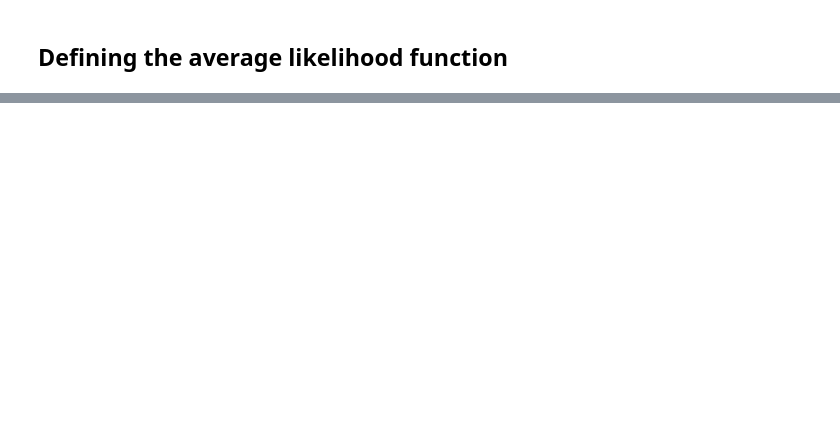
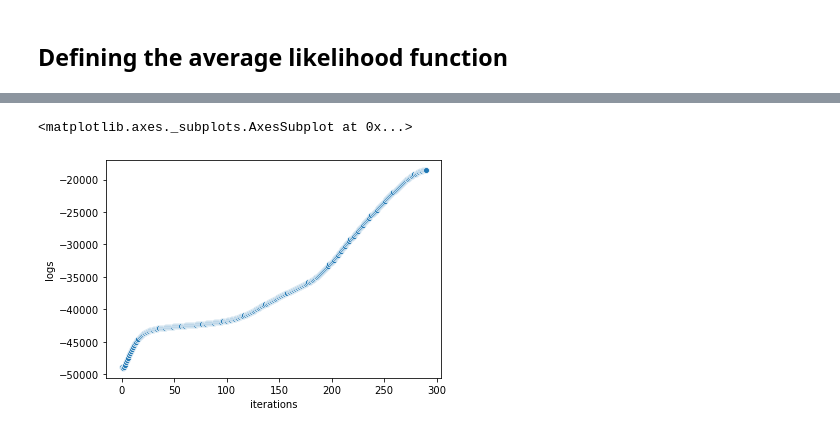
Before and after one commit to LiviReka/Statistics-EM-GMR, a Jupyter notebook: buelent_em.ipynb, the cells around one changed output, grey strips where cells are left out. Cells and saved outputs as stored; diff of their text form; code cells hidden in the pictures; blank space fills up the shorter version.

```diff
--- a/buelent_em.ipynb
+++ b/buelent_em.ipynb
@@ -147,6 +145,7 @@ def Estep(parameter_list):
 ## Maximisation step:
 def Mstep(w_a, w_b, parameter_list, df):
 
+    #parameter_list = [beta_a0,beta_a1,variance_a,variance_b,beta_b0,beta_b1,prob_a,prob_b]
     beta_a0=parameter_list[0]
     beta_a1=parameter_list[1]
     variance_a=parameter_list[2]
@@ -156,23 +155,19 @@ def Mstep(w_a, w_b, parameter_list, df):
     prob_a = parameter_list[6]
     prob_b = parameter_list[7]
 
-    #w_a = Estep(parameter_list)[0]
-    #w_b = Estep(parameter_list)[1]
-
     #Update the function following the derived update rules:
 
     #Update the prior beliefs
     prob_a = w_a.sum()/(w_a +w_b).sum()
-    prob_b = w_a.sum()/(w_a +w_b).sum()
-    #print('prob', prob_a,prob_b)
+    prob_b = w_b.sum()/(w_a +w_b).sum()
+
 
     #Update the betas for each subgroup
     #Beta_0
 
     beta_a0 = ((df.y - beta_a1*df.x)*w_a).sum()/w_a.sum()
     beta_b0 = ((df.y - beta_b1*df.x)*w_b).sum()/w_b.sum()
-    #print('beta0', beta_a0, beta_b0)
-    #beta_1
+
 
     beta_a1 = ((df.y - beta_a0)*w_a).sum()/(w_a*df.x).sum()
     beta_b1 = ((df.y - beta_b0)*w_b).sum()/(w_b*df.x).sum()
@@ -185,14 +180,12 @@ def Mstep(w_a, w_b, parameter_list, df):
     #print('ehat', e_hat_a, e_hat_b)
 
     #Define the variance
-    #print(w_a.sum())
+
     variance_a = ((e_hat_a**2)*w_a).sum()/w_a.sum()
     variance_b = ((e_hat_b**2)*w_b).sum()/w_b.sum()
-    #print('variance', variance_a)
 
-    #print(variance_a, variance_b)
     #Store the new parameters in a parameter_list
-    parameter_list = [beta_a0,beta_a1,variance_a,variance_b,beta_a0,beta_a1,beta_b0,beta_b1,prob_a,prob_b]
+    parameter_list = [beta_a0,beta_a1,variance_a,variance_b,beta_b0,beta_b1,prob_a,prob_b]
     return parameter_list
 # %%
 Mstep(w_a,w_b, parameter_list,df)
@@ -211,7 +202,6 @@ Mstep(w_a,w_b, parameter_list,df)
 ## Defining the average likelihood function
 # %%
 def get_avg_log_likelihood(w_a,w_b,df, parameter_list):
-    x = df.x
     beta_a0=parameter_list[0]
     beta_a1=parameter_list[1]
     variance_a=parameter_list[2]
@@ -224,9 +214,6 @@ def get_avg_log_likelihood(w_a,w_b,df, parameter_list):
     Q_function_a = -1/2*((w_a*((df.y-beta_a0-beta_a1*df.x)**2-math.log(variance_a))).sum())
     Q_function_b = -1/2*((w_b*((df.y-beta_b0-beta_b1*df.x)**2-math.log(variance_b))).sum())
 
-    #Q_function_a = -(1/2)*(((df.y-beta_a0-beta_a1*df.x)**2/variance_a -math.log(variance_a))*w_a).sum() + (math.log(prob_a)*w_a).sum()
-    #Q_function_b = -(1/2)*(((df.y-beta_b0-beta_b1*df.x)**2/variance_b -math.log(variance_b))*w_b).sum() + (math.log(prob_b)*w_b).sum()
-
     Q_function = Q_function_a + Q_function_b
 
     return Q_function
@@ -235,8 +222,7 @@ def run_em(df, parameter_list):
     avg_loglikelihoods = []
     while True:
         #Estimation step
-        w_a = Estep(parameter_list)[0]
-        w_b = Estep(parameter_list)[1]
+        w_a,w_b = Estep(parameter_list)
 
         #Maximisation step:
         parameter_list = Mstep(w_a,w_b,parameter_list,df) #Update the maximisation step
@@ -244,9 +230,11 @@ def run_em(df, parameter_list):
         #Evaluate the loglikelihood function
         avg_loglikelihood = get_avg_log_likelihood(w_a,w_b,df, parameter_list)
         avg_loglikelihoods.append(avg_loglikelihood)
-        if len(avg_loglikelihoods) > 2 and abs(avg_loglikelihoods[-1] - avg_loglikelihoods[-2]) < 0.001: #Define a stopping criterion
+        slope = 1/avg_loglikelihood
+        if len(avg_loglikelihoods)>2 and (avg_loglikelihoods[-1] - avg_loglikelihoods[-2]) < 0:
             break
-        #parameter_list = M_step(x_unlabeled, params)
+        if len(avg_loglikelihoods) > 2 and abs(avg_loglikelihoods[-1] - avg_loglikelihoods[-2]) < 0.0001: #Define a stopping criterion
+            break
 
     return parameter_list, avg_loglikelihoods
 # %%
@@ -273,0 +264,4 @@ test
+# %%
+loglikelihoods = test[1]
+iterations = np.arange(0,len(loglikelihoods),1)
+data_log = pd.DataFrame(data={'logs': loglikelihoods, 'iterations': iterations})
@@ -273,0 +284,5 @@ test
+# %%
+sns.scatterplot(x = 'iterations', y = 'logs', data = data_log)
+# %% [output]
+<matplotlib.axes._subplots.AxesSubplot at 0x...>
+[figure, added]
```
Also changed, not shown: parts of 20 cells of this notebook.
